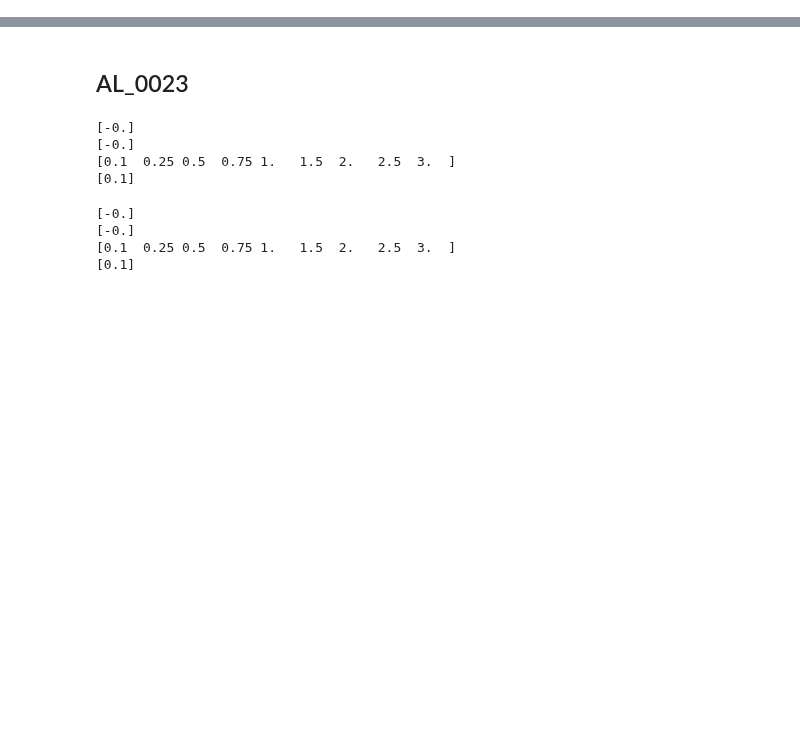
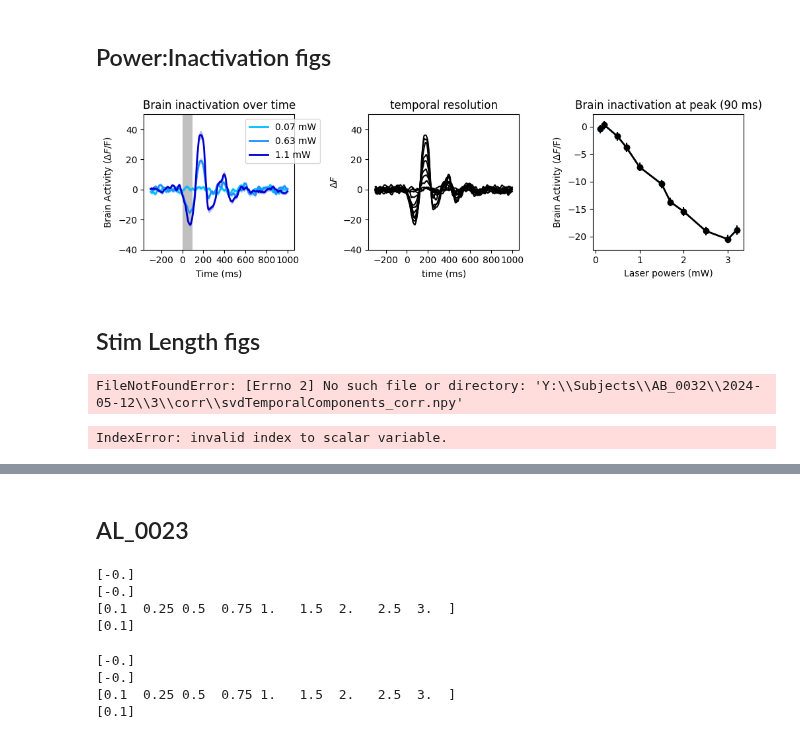
Before and after one commit to paschamatveev/wfOptoProject, a Jupyter notebook: wf + opto/log.ipynb, the cells around one changed output, grey strips where cells are left out. Drawn from its saved outputs; the diff is of its cells as text; code cells hidden in the pictures; blank space fills up the shorter version.

```diff
--- a/wf + opto/log.ipynb
+++ b/wf + opto/log.ipynb
@@ -2,0 +19,2 @@ from wfOpto import *
+# %%
+data = wfOpto(Path(r'Y:\Subjects\AB_0032\2024-04-25\1'))
@@ -2,0 +128,19 @@ from wfOpto import *
+# %% [markdown]
+## Power:Inactivation figs
+# %%
+f = plt.figure(figsize=(10, 3))
+gs = mpl.gridspec.GridSpec(1, 3)
+
+ylim=[-40,50]
+ax = plt.subplot(gs[0])
+powerDep3Pow(ax,data,ylim)
+
+ax = plt.subplot(gs[1])
+powerDepAllPow(ax,data,ylim)
+
+ax = plt.subplot(gs[2])
+powerQuant(ax,data)
+
+f.tight_layout()
+# %% [output]
+[figure, added]
@@ -2,0 +152,6 @@ from wfOpto import *
+# %% [markdown]
+## Stim Length figs
+# %%
+data=wfOpto(Path(r'Y:\Subjects\AB_0032\2024-05-12\1'))
+# %% [output]
+FileNotFoundError: [Errno 2] No such file or directory: 'Y:\\Subjects\\AB_0032\\2024-05-12\\3\\corr\\svdTemporalComponents_corr.npy'
@@ -2,0 +193,38 @@ from wfOpto import *
+# %%
+lens = np.unique(data.pulseLengths)
+power=.7
+pixel = (198, 246)
+pxLen = []
+n_samples = 650
+timestamps = np.linspace(-0.3, 1, n_samples)*1000
+
+pixel_ix = np.ravel_multi_index((246, 198), (data.py, data.px))
+for iP, len in enumerate(lens):
+    lenTrs = np.argwhere(data.pulseLengths == len).ravel()
+    pws=np.argwhere(data.laserPowers==power).ravel()
+    theseTrs=np.intersect1d(lenTrs,pws)
+    onTimes = data.laserOn[theseTrs]
+    trs = [np.linspace(-.3+on, 1+on, n_samples) for on in onTimes]
+    trs = np.squeeze(np.array(trs))
+
+    thisLen = []
+    for iT, tr in enumerate(trs):
+        wf = data.tToWFManual(tr)
+        dwf = [np.diff(i, prepend=i[0]) for i in wf.T]
+        dwf = np.array(dwf)
+        mov = data.svdSpat[pixel_ix] @ dwf
+        thisLen.append(mov)
+    thisLen = np.array(thisLen)
+    pxLen.append(thisLen)
+pxLen=np.array(pxLen)
+
+for iP in pxLen:
+    iP = gaussian_filter1d(iP, sigma=2)
+    plt.plot(timestamps, iP,color='k')
+ax.xaxis.set_major_locator(mpl.ticker.MultipleLocator(200))
+plt.xlabel('time (ms)')
+plt.ylabel('$\Delta F$')
+plt.title('temporal resolution')
+plt.ylim(ylim)
+# %% [output]
+IndexError: invalid index to scalar variable.
```
Also changed, not shown: parts of 20 cells of this notebook.
